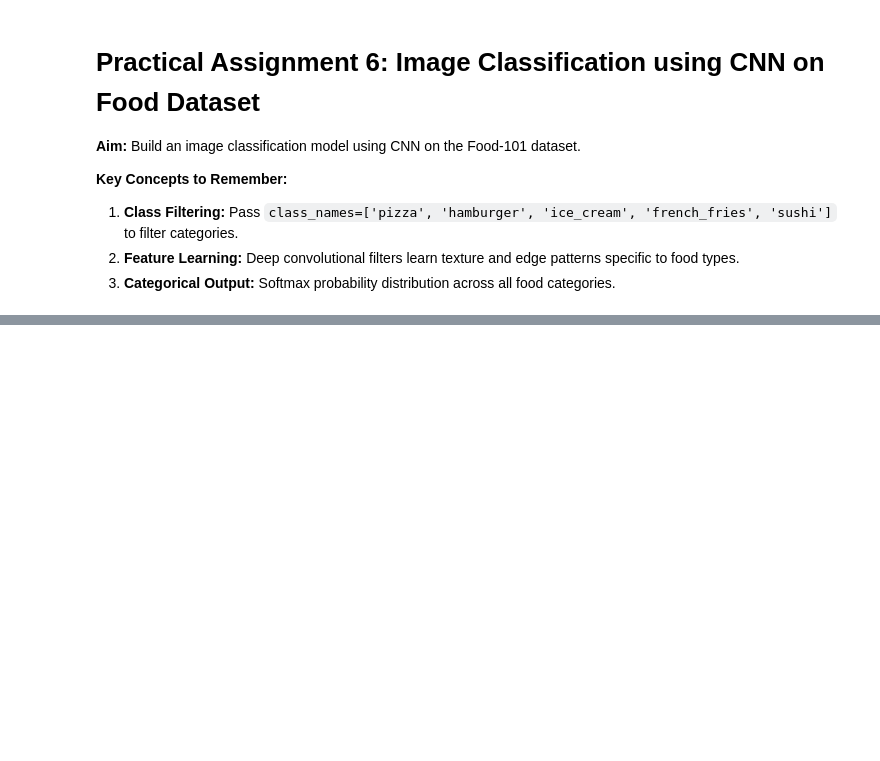
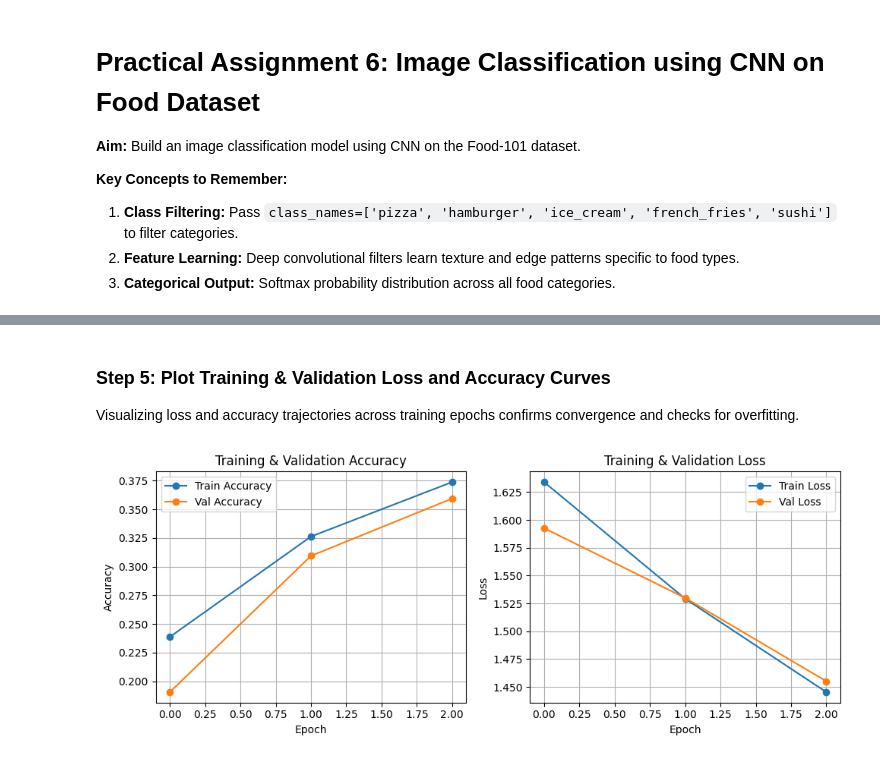
Before and after one commit to riiihaaaan/DL, a Jupyter notebook: 06_CNN_Food_Classification.ipynb, the cells around one changed output, grey strips where cells are left out. Saved outputs shown, nothing was run; the diff lists cells and outputs as text; code cells hidden in the pictures; blank space fills up the shorter version.

```diff
--- a/06_CNN_Food_Classification.ipynb
+++ b/06_CNN_Food_Classification.ipynb
@@ -77,0 +78,34 @@ Food Item 3 -> Predicted: hamburger    | Actual: ice_cream
+# %% [markdown]
+### Step 5: Plot Training & Validation Loss and Accuracy Curves
+
+Visualizing loss and accuracy trajectories across training epochs confirms convergence and checks for overfitting.
+# %%
+import matplotlib.pyplot as plt
+
+# Step 5: Plot Training & Validation Accuracy and Loss Curves
+plt.figure(figsize=(10, 4))
+
+# Subplot 1: Accuracy
+plt.subplot(1, 2, 1)
+plt.plot(history.history['accuracy'], label='Train Accuracy', marker='o')
+plt.plot(history.history['val_accuracy'], label='Val Accuracy', marker='o')
+plt.title('Training & Validation Accuracy')
+plt.xlabel('Epoch')
+plt.ylabel('Accuracy')
+plt.legend()
+plt.grid(True)
+
+# Subplot 2: Loss
+plt.subplot(1, 2, 2)
+plt.plot(history.history['loss'], label='Train Loss', marker='o')
+plt.plot(history.history['val_loss'], label='Val Loss', marker='o')
+plt.title('Training & Validation Loss')
+plt.xlabel('Epoch')
+plt.ylabel('Loss')
+plt.legend()
+plt.grid(True)
+
+plt.tight_layout()
+plt.show()
+# %% [output]
+[figure, added]
```
Also changed, not shown: parts of 1 cell of this notebook, 6 other files.
